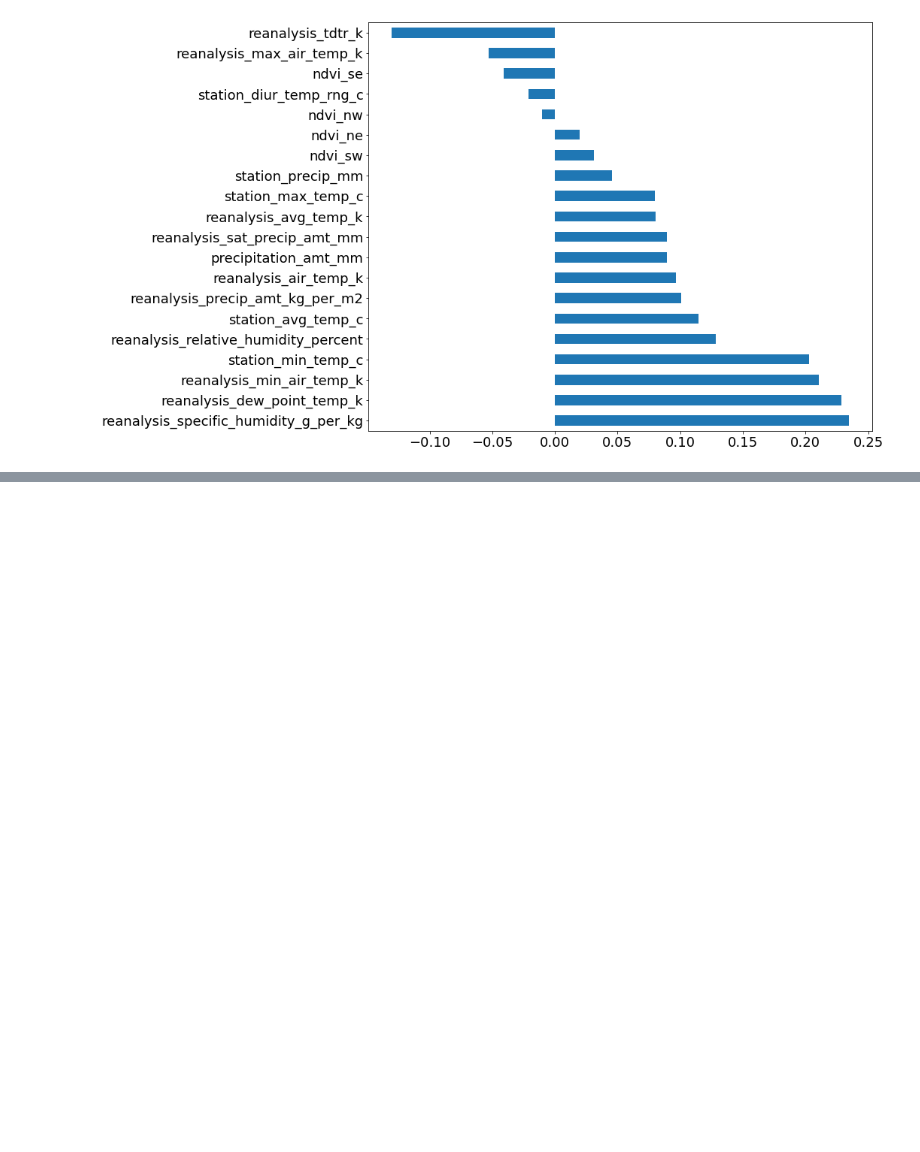
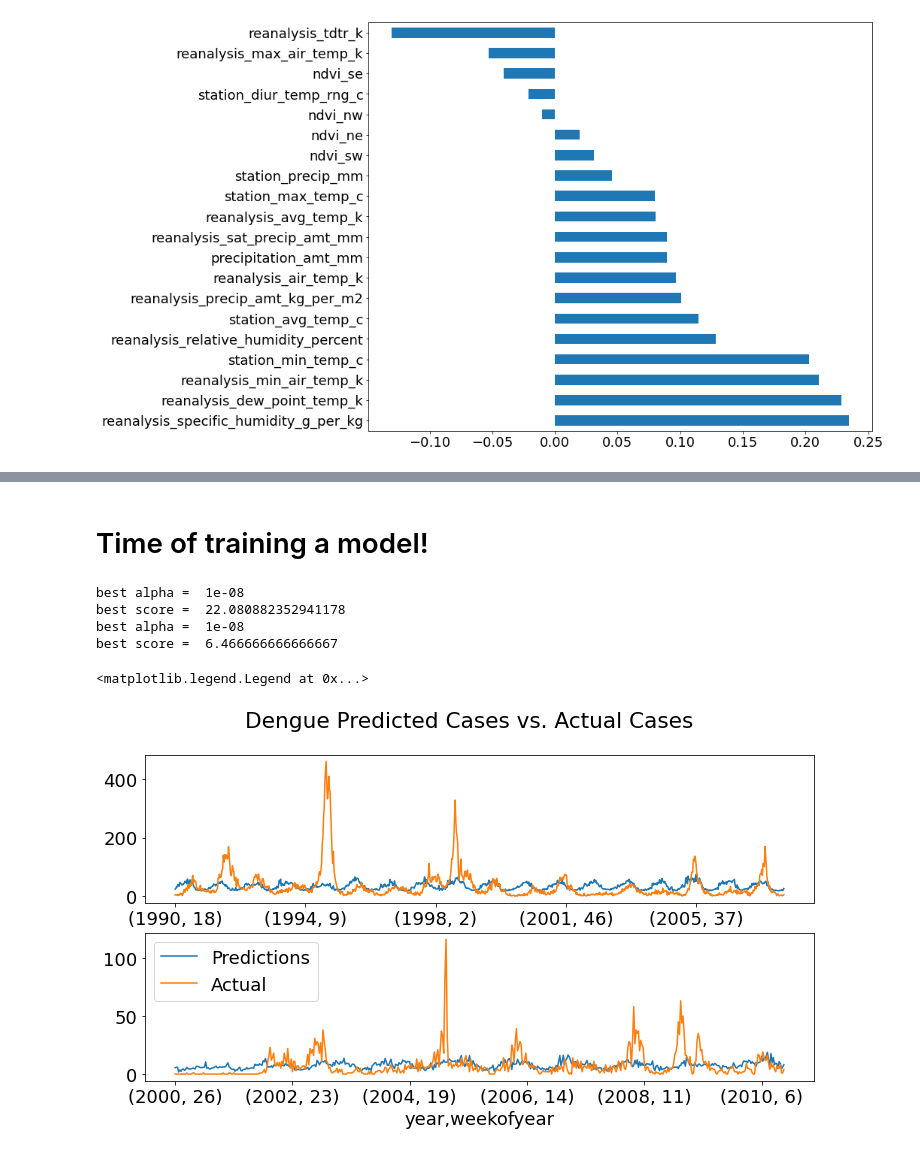
Before and after one commit to nicostrada/DengAI, a Jupyter notebook: DengAI.ipynb, the cells around one changed output, grey strips where cells are left out. Cells and saved outputs as stored; diff of their text form; code cells hidden in the pictures; blank space fills up the shorter version.

```diff
--- a/DengAI.ipynb
+++ b/DengAI.ipynb
@@ -218,0 +246,3 @@ plt.figure(figsize=(12,10))
+# %%
+sj_train, iq_train = preprocess_data('training_data_features.txt',
+                                    labels_path="training_data_labels.txt")
@@ -218,0 +273,7 @@ plt.figure(figsize=(12,10))
+# %%
+# Making subsamples from the training data
+sj_train_subtrain = sj_train.head(800)
+sj_train_subtest = sj_train.tail(sj_train.shape[0] - 800)
+
+iq_train_subtrain = iq_train.head(400)
+iq_train_subtest = iq_train.tail(iq_train.shape[0] - 400)
@@ -218,0 +282,70 @@ plt.figure(figsize=(12,10))
+# %% [markdown]
+# Time of training a model!
+# %%
+from statsmodels.tools import eval_measures
+import statsmodels.formula.api as smf
+
+def get_best_model(train, test):
+    # Step 1: specify the form of the model
+    model_formula = "total_cases ~ 1 + " \
+                    "reanalysis_specific_humidity_g_per_kg + " \
+                    "reanalysis_dew_point_temp_k + " \
+                    "station_min_temp_c + " \
+                    "station_avg_temp_c"
+
+    grid = 10 ** np.arange(-8, -3, dtype=np.float64)
+
+    best_alpha = []
+    best_score = 1000
+
+    # Step 2: Find the best hyper parameter, alpha
+    for alpha in grid:
+        model = smf.glm(formula=model_formula,
+                        data=train,
+                        family=sm.families.NegativeBinomial(alpha=alpha))
+
+        results = model.fit()
+        predictions = results.predict(test).astype(int)
+        score = eval_measures.meanabs(predictions, test.total_cases)
+
+        if score < best_score:
+            best_alpha = alpha
+            best_score = score
+
+    print('best alpha = ', best_alpha)
+    print('best score = ', best_score)
+
+    # Step 3: refit on entire dataset
+    full_dataset = pd.concat([train, test])
+    model = smf.glm(formula=model_formula,
+                    data=full_dataset,
+                    family=sm.families.NegativeBinomial(alpha=best_alpha))
+
+    fitted_model = model.fit()
+    return fitted_model
+
+sj_best_model = get_best_model(sj_train_subtrain, sj_train_subtest)
+iq_best_model = get_best_model(iq_train_subtrain, iq_train_subtest)
+# %% [output]
+best alpha =  1e-08
+best score =  22.080882352941178
+best alpha =  1e-08
+best score =  6.466666666666667
+# %%
+figs, axes = plt.subplots(nrows=2, ncols=1,figsize=(12,6))
+
+# plot sj
+sj_train['fitted'] = sj_best_model.fittedvalues
+sj_train.fitted.plot(ax=axes[0], label="Predictions")
+sj_train.total_cases.plot(ax=axes[0], label="Actual")
+
+# plot iq
+iq_train['fitted'] = iq_best_model.fittedvalues
+iq_train.fitted.plot(ax=axes[1], label="Predictions")
+iq_train.total_cases.plot(ax=axes[1], label="Actual")
+
+plt.suptitle("Dengue Predicted Cases vs. Actual Cases")
+plt.legend()
+# %% [output]
+<matplotlib.legend.Legend at 0x...>
+[figure, added]
```
Also changed, not shown: parts of 8 cells of this notebook.
